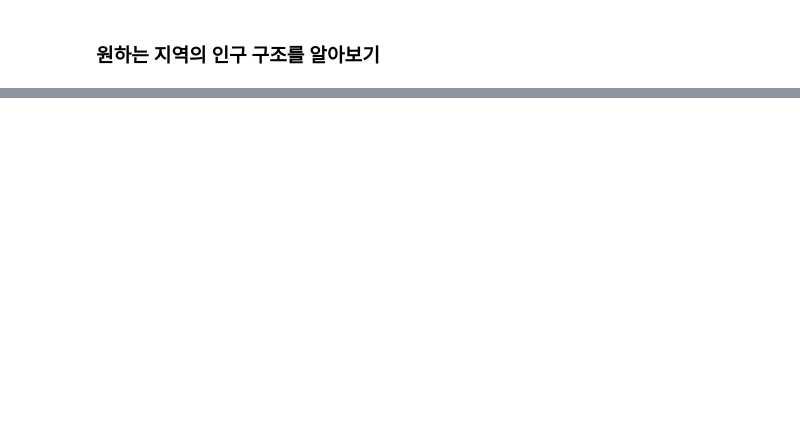
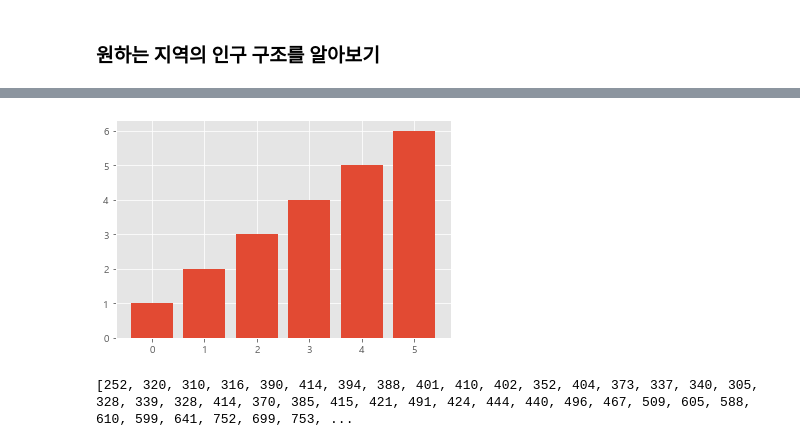
Before and after one commit to pmj3590/modoo_dataanalysis, a Jupyter notebook: people.ipynb, the cells around one changed output, grey strips where cells are left out. Drawn from its saved outputs; the diff is of its cells as text; code cells hidden in the pictures; blank space fills up the shorter version.

```diff
--- a/people.ipynb
+++ b/people.ipynb
@@ -104,0 +120,19 @@ plt.show()
+# %%
+plt.bar(range(6), [1, 2, 3, 4, 5, 6]) #range(6) 0~5가 작->큰 순서대로
+plt.show()
+# %% [output]
+[figure, added]
+# %%
+import csv
+f=open('age1.csv')
+data=csv.reader(f)
+result=[]
+
+for row in data :
+    if '신도림' in row[0]:
+        for i in row[3:]:
+            result.append(int(i))
+
+print(result)
+# %% [output]
+[252, 320, 310, 316, 390, 414, 394, 388, 401, 410, 402, 352, 404, 373, 337, 340, 305, 328, 339, 328, 414, 370, 385, 415, 421, 491, 424, 444, 440, 496, 467, 509, 605, 588, 610, 599, 641, 752, 699, 753, ...
```
Also changed, not shown: parts of 15 cells of this notebook.
